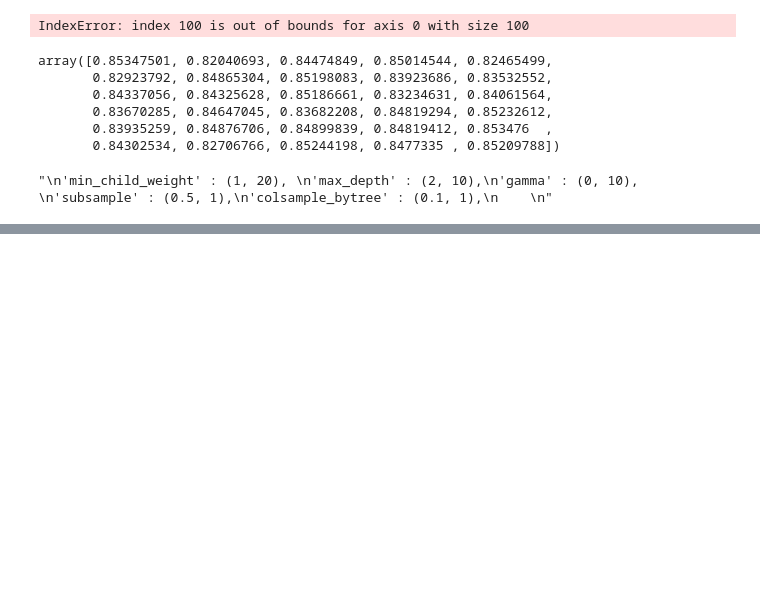
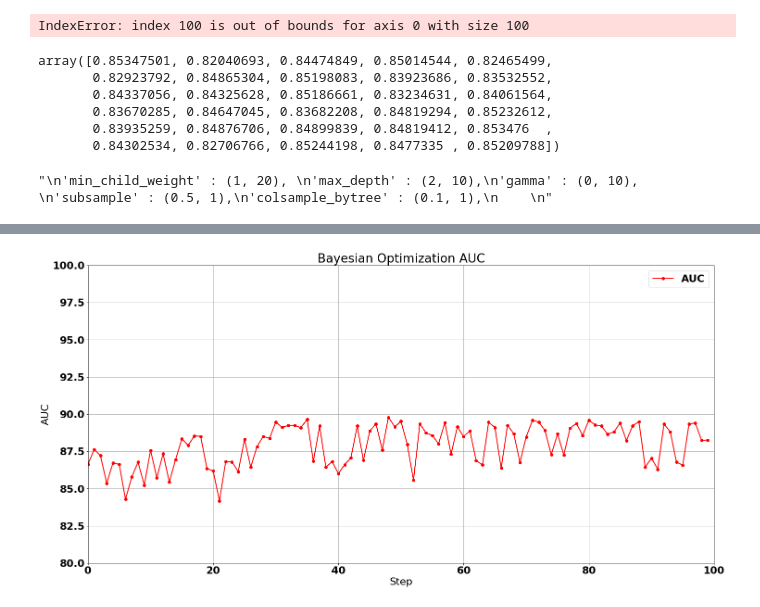
Before and after one commit to 2018HCIntern/2018HCIntern, a Jupyter notebook: AutoMl/Visualization.ipynb, the cells around one changed output, grey strips where cells are left out. Saved outputs shown, nothing was run; the diff lists cells and outputs as text; code cells hidden in the pictures; blank space fills up the shorter version.

```diff
--- a/AutoMl/Visualization.ipynb
+++ b/AutoMl/Visualization.ipynb
@@ -204,3 +210,23 @@ plt.show()
+# %%
+fig, ax = plt.subplots(figsize = (20,10))
+
+ax.plot( 'step', 'auc', data=df, marker='o', color='red', linewidth=2, label = 'AUC')
+fig.tight_layout()
+
+font = {'family' : 'normal',
+        'weight' : 'bold',
+        'size'   : 22}
+plt.rc('font', **font)
+plt.title('Bayesian Optimization AUC')
+plt.legend()
+plt.grid()
+plt.axis([0,100,80,100])
+plt.xlabel('Step')
+plt.ylabel('AUC')
+
+plt.show()
+# %% [output]
+[figure, added]
 # %%
 df
 # %% [output]
```
Also changed, not shown: parts of 2 cells of this notebook, 3 other files.
